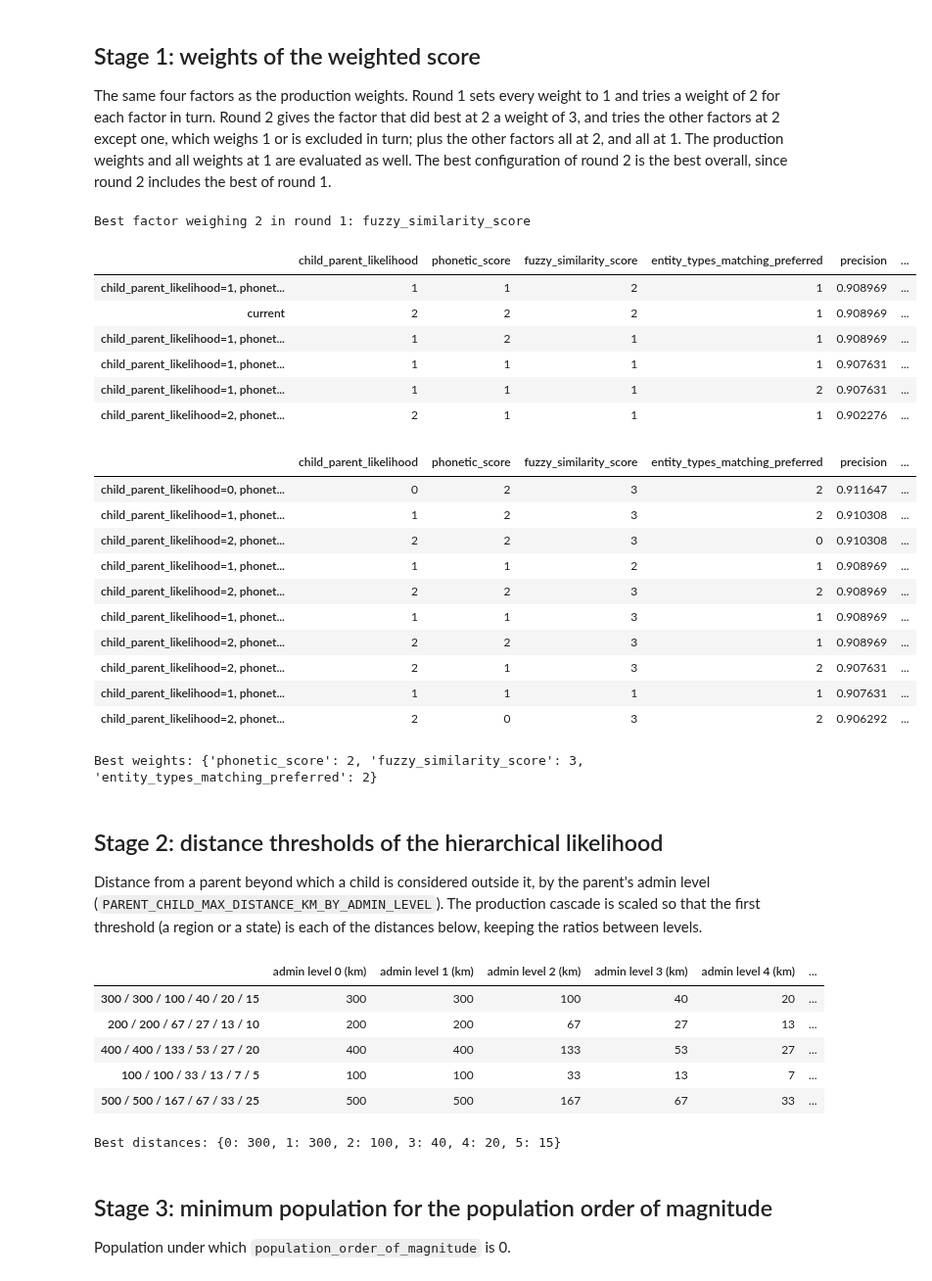
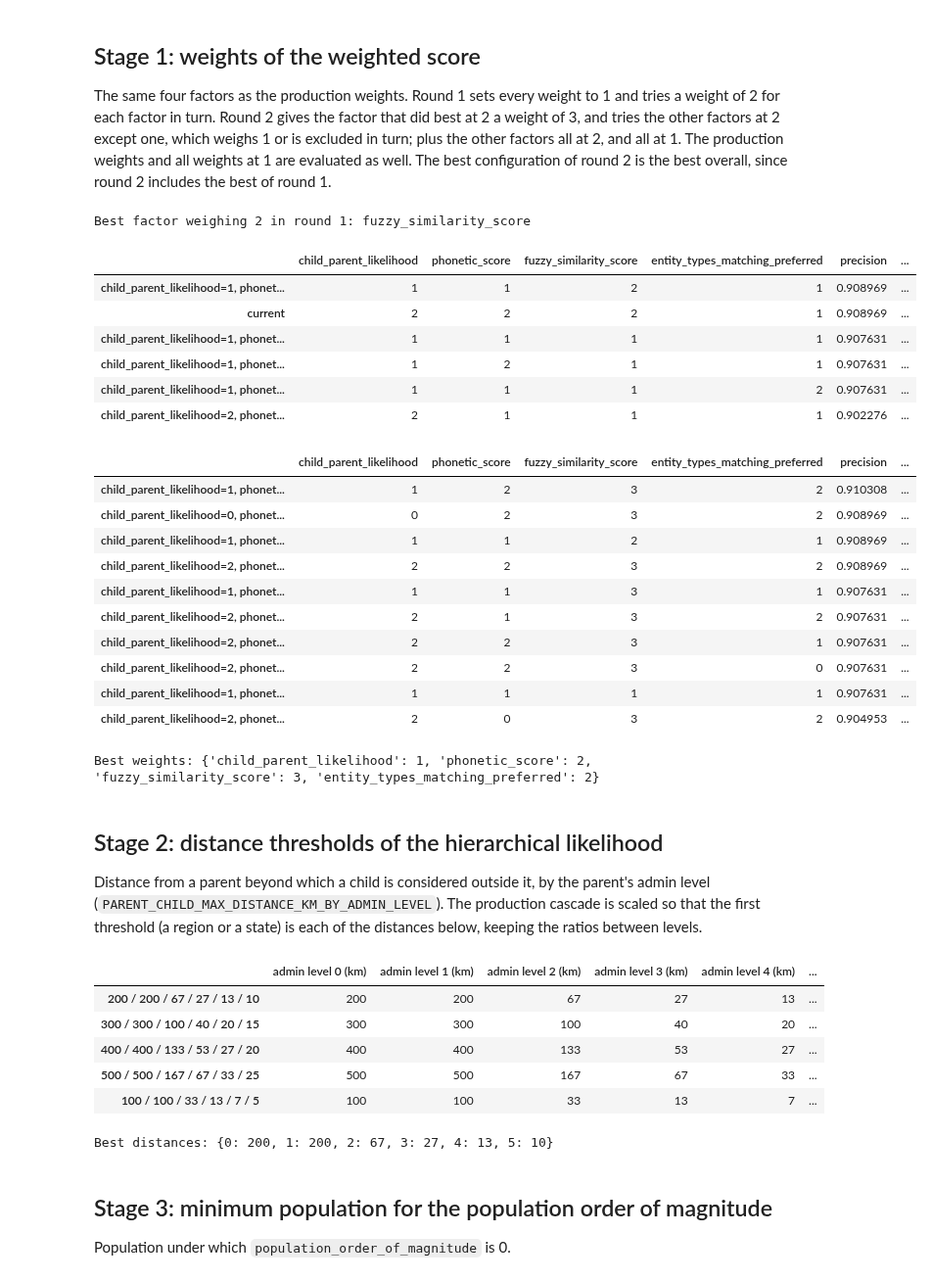
Before and after one commit to ISE-FIZKarlsruhe/bzk-address-parsing, a Jupyter notebook: disambiguation_optimization.ipynb, the cells around one changed output. Shown at 98% size. Saved outputs shown, nothing was run; the diff lists cells and outputs as text; code cells hidden in the pictures.

```diff
--- a/disambiguation_optimization.ipynb
+++ b/disambiguation_optimization.ipynb
@@ -102,3 +102,9 @@ DISAMBIGUATION_FACTOR_SECONDARY_PRIORITY = [
     'is_preferred_name': 0.05,
     'population_count': 0.05,
 }
+# %%
+base_congig = production_config.replace(
+    primary_priority = production_config.primary_priority + production_config.secondary_priority,
+    secondary_priority = tuple()
+)
+evaluator.evaluate({"base": production_config})
@@ -111,36 +120,36 @@ one, which weighs 1 or is excluded in turn; plus the other factors all at 2, and
 and all weights at 1 are evaluated as well. The best configuration of round 2 is the best overall, since round 2
 includes the best of round 1.
 # %%
-weights_round_1, weights_round_2 = opt.optimize_score_weights(evaluator, production_config)
+weights_round_1, weights_round_2 = opt.optimize_score_weights(evaluator, base_congig)
 weights_round_1.evaluations
 # %% [output]
 Best factor weighing 2 in round 1: fuzzy_similarity_score
 |  | child_parent_likelihood | phonetic_score | fuzzy_similarity_score | entity_types_matching_preferred | precision | ... |
 | child_parent_likelihood=1, phonet... | 1 | 1 | 2 | 1 | 0.908969 | ... |
 | current | 2 | 2 | 2 | 1 | 0.908969 | ... |
-| child_parent_likelihood=1, phonet... | 1 | 2 | 1 | 1 | 0.908969 | ... |
 | child_parent_likelihood=1, phonet... | 1 | 1 | 1 | 1 | 0.907631 | ... |
+| child_parent_likelihood=1, phonet... | 1 | 2 | 1 | 1 | 0.907631 | ... |
 | child_parent_likelihood=1, phonet... | 1 | 1 | 1 | 2 | 0.907631 | ... |
 | child_parent_likelihood=2, phonet... | 2 | 1 | 1 | 1 | 0.902276 | ... |
 # %%
 weights_round_2.evaluations
 # %% [output]
 |  | child_parent_likelihood | phonetic_score | fuzzy_similarity_score | entity_types_matching_preferred | precision | ... |
-| child_parent_likelihood=0, phonet... | 0 | 2 | 3 | 2 | 0.911647 | ... |
 | child_parent_likelihood=1, phonet... | 1 | 2 | 3 | 2 | 0.910308 | ... |
-| child_parent_likelihood=2, phonet... | 2 | 2 | 3 | 0 | 0.910308 | ... |
+| child_parent_likelihood=0, phonet... | 0 | 2 | 3 | 2 | 0.908969 | ... |
 | child_parent_likelihood=1, phonet... | 1 | 1 | 2 | 1 | 0.908969 | ... |
 | child_parent_likelihood=2, phonet... | 2 | 2 | 3 | 2 | 0.908969 | ... |
-| child_parent_likelihood=1, phonet... | 1 | 1 | 3 | 1 | 0.908969 | ... |
-| child_parent_likelihood=2, phonet... | 2 | 2 | 3 | 1 | 0.908969 | ... |
+| child_parent_likelihood=1, phonet... | 1 | 1 | 3 | 1 | 0.907631 | ... |
 | child_parent_likelihood=2, phonet... | 2 | 1 | 3 | 2 | 0.907631 | ... |
+| child_parent_likelihood=2, phonet... | 2 | 2 | 3 | 1 | 0.907631 | ... |
+| child_parent_likelihood=2, phonet... | 2 | 2 | 3 | 0 | 0.907631 | ... |
 | child_parent_likelihood=1, phonet... | 1 | 1 | 1 | 1 | 0.907631 | ... |
-| child_parent_likelihood=2, phonet... | 2 | 0 | 3 | 2 | 0.906292 | ... |
+| child_parent_likelihood=2, phonet... | 2 | 0 | 3 | 2 | 0.904953 | ... |
 # %%
 after_weights = weights_round_2.best_config
 print(f"Best weights: {after_weights.score_weights}")
 # %% [output]
-Best weights: {'phonetic_score': 2, 'fuzzy_similarity_score': 3, 'entity_types_matching_preferred': 2}
+Best weights: {'child_parent_likelihood': 1, 'phonetic_score': 2, 'fuzzy_similarity_score': 3, 'entity_types_matching_preferred': 2}
 # %% [markdown]
 ## Stage 2: distance thresholds of the hierarchical likelihood
 
@@ -153,16 +162,16 @@ distances = opt.optimize_parent_child_distances(evaluator, after_weights, FIRST_
 distances.evaluations
 # %% [output]
 |  | admin level 0 (km) | admin level 1 (km) | admin level 2 (km) | admin level 3 (km) | admin level 4 (km) | ... |
+| 200 / 200 / 67 / 27 / 13 / 10 | 200 | 200 | 67 | 27 | 13 | ... |
 | 300 / 300 / 100 / 40 / 20 / 15 | 300 | 300 | 100 | 40 | 20 | ... |
-| 200 / 200 / 67 / 27 / 13 / 10 | 200 | 200 | 67 | 27 | 13 | ... |
 | 400 / 400 / 133 / 53 / 27 / 20 | 400 | 400 | 133 | 53 | 27 | ... |
+| 500 / 500 / 167 / 67 / 33 / 25 | 500 | 500 | 167 | 67 | 33 | ... |
 | 100 / 100 / 33 / 13 / 7 / 5 | 100 | 100 | 33 | 13 | 7 | ... |
-| 500 / 500 / 167 / 67 / 33 / 25 | 500 | 500 | 167 | 67 | 33 | ... |
 # %%
 after_distances = distances.best_config
 print(f"Best distances: {after_distances.parent_child_max_distance_km_by_admin_level}")
 # %% [output]
-Best distances: {0: 300, 1: 300, 2: 100, 3: 40, 4: 20, 5: 15}
+Best distances: {0: 200, 1: 200, 2: 67, 3: 27, 4: 13, 5: 10}
 # %% [markdown]
 ## Stage 3: minimum population for the population order of magnitude
 
```
Also changed, not shown: parts of 13 cells of this notebook, 5 other files.
